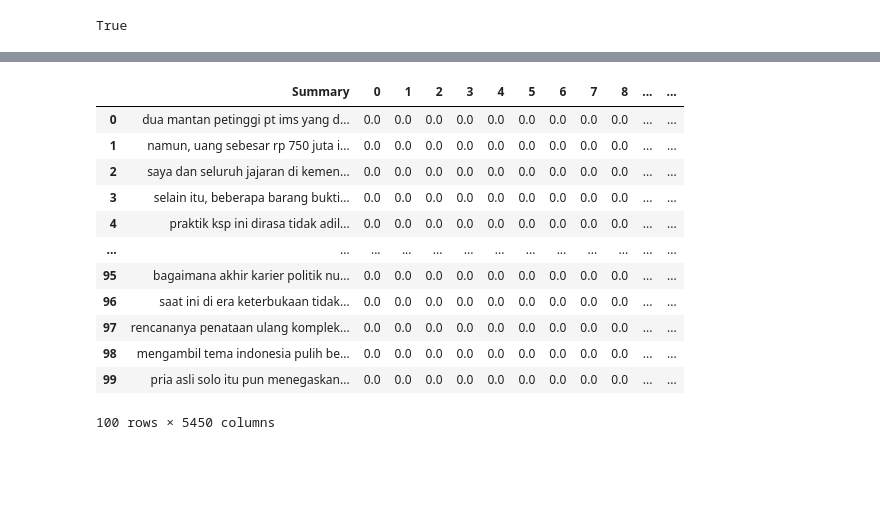
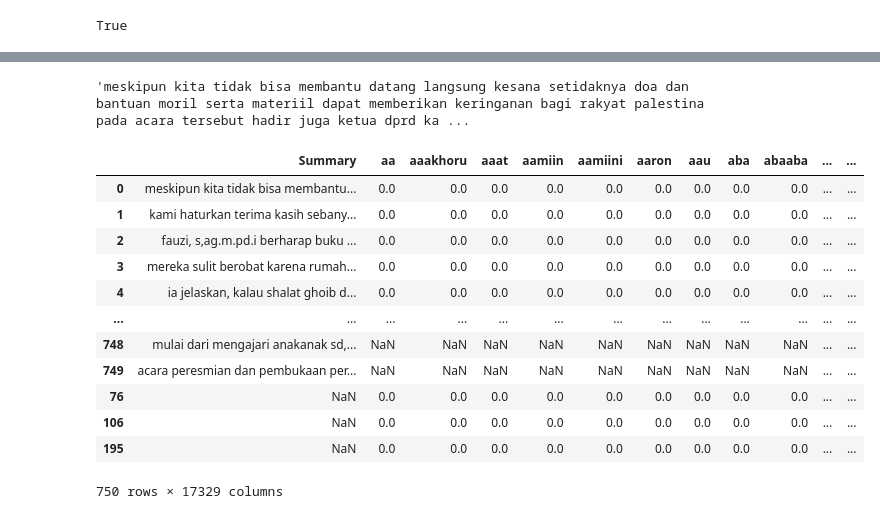
Before and after one commit to aulyamiftahkhulhikmah/projectPPW, a Jupyter notebook: _sources/notebooks5.ipynb, the cells around one changed output, grey strips where cells are left out. Saved outputs shown, nothing was run; the diff lists cells and outputs as text; code cells hidden in the pictures; blank space fills up the shorter version.

```diff
--- a/_sources/notebooks5.ipynb
+++ b/_sources/notebooks5.ipynb
@@ -549,4 +647,4 @@ datasummary
 # %%
-datasummary['summary_tokens'] = datasummary['summary_stopwords'].apply(word_tokenize)
-datasummary
+dtsummary['summary_tokens'] = dtsummary['summary_stopwords'].apply(word_tokenize)
+dtsummary
 # %% [output]
@@ -565,0 +669,4 @@ datasummary
+# %%
+# menggabungkan kata
+dtsummary['summary_final'] = dtsummary['summary_tokens'].apply(lambda x: ' '.join(x))
+dtsummary
@@ -566,4 +692,6 @@ datasummary
 # %%
-# merubah posisi kolom
-datasummary = datasummary[['Summary', 'summary_clean', 'summary_stopwords',
+#merubah posisi kolom
+
+dtsummary = dtsummary[['Summary', 'summary_punct', 'summary_stopwords',
             'summary_tokens','Category']]
+dtsummary
@@ -574,4 +715,5 @@ datasummary = datasummary[['Summary', 'summary_clean', 'summary_stopwords',
 # %%
 # menggabungkan kata
-datasummary['summary_final'] = datasummary['summary_tokens'].apply(lambda x: ' '.join(x))
+dtsummary['summary_final'] = dtsummary['summary_tokens'].apply(lambda x: ' '.join(x))
+dtsummary
 # %% [output]
@@ -587,27 +755,31 @@ See the caveats in the documentation: https://pandas.pydata.org/pandas-docs/stab
+# %%
+dtsummary['summary_final'][0]
+# %% [output]
+'meskipun kita tidak bisa membantu datang langsung kesana setidaknya doa dan bantuan moril serta materiil dapat memberikan keringanan bagi rakyat palestina pada acara tersebut hadir juga ketua dprd ka ...
 # %%
 from sklearn.feature_extraction.text import TfidfVectorizer
 # Inisialisasi TfidfVectorizer
-tfidf_vectorizer = TfidfVectorizer()
+summ_tfidf_vectorizer = TfidfVectorizer()
 
 # Melakukan transformasi TF-IDF pada kolom 'final_abstrak'
-tfidf_matrix = tfidf_vectorizer.fit_transform(datasummary['summary_final'])
+summ_tfidf_matrix = summ_tfidf_vectorizer.fit_transform(dtsummary['summary_final'])
 
 # Membuat DataFrame dari hasil TF-IDF
-tfidf_df = pd.DataFrame(tfidf_matrix.toarray())
-tfidf_df = pd.concat([datasummary['Summary'],tfidf_df,datasummary['Category']],axis=1)
+summ_tfidf_df = pd.DataFrame(summ_tfidf_matrix.toarray(),columns=summ_tfidf_vectorizer.get_feature_names_out())
+summ_tfidf_df = pd.concat([dtsummary['Summary'],summ_tfidf_df,dtsummary['Category']],axis=1)
 # Cetak DataFrame TF-IDF
-tfidf_df
+summ_tfidf_df
 # %% [output]
-|  | Summary | 0 | 1 | 2 | 3 | 4 | 5 | 6 | 7 | 8 | ... | ... |
-| 0 | dua mantan petinggi pt ims yang d... | 0.0 | 0.0 | 0.0 | 0.0 | 0.0 | 0.0 | 0.0 | 0.0 | 0.0 | ... | ... |
-| 1 | namun, uang sebesar rp 750 juta i... | 0.0 | 0.0 | 0.0 | 0.0 | 0.0 | 0.0 | 0.0 | 0.0 | 0.0 | ... | ... |
-| 2 | saya dan seluruh jajaran di kemen... | 0.0 | 0.0 | 0.0 | 0.0 | 0.0 | 0.0 | 0.0 | 0.0 | 0.0 | ... | ... |
-| 3 | selain itu, beberapa barang bukti... | 0.0 | 0.0 | 0.0 | 0.0 | 0.0 | 0.0 | 0.0 | 0.0 | 0.0 | ... | ... |
-| 4 | praktik ksp ini dirasa tidak adil... | 0.0 | 0.0 | 0.0 | 0.0 | 0.0 | 0.0 | 0.0 | 0.0 | 0.0 | ... | ... |
+|  | Summary | aa | aaakhoru | aaat | aamiin | aamiini | aaron | aau | aba | abaaba | ... | ... |
+| 0 | meskipun kita tidak bisa membantu... | 0.0 | 0.0 | 0.0 | 0.0 | 0.0 | 0.0 | 0.0 | 0.0 | 0.0 | ... | ... |
+| 1 | kami haturkan terima kasih sebany... | 0.0 | 0.0 | 0.0 | 0.0 | 0.0 | 0.0 | 0.0 | 0.0 | 0.0 | ... | ... |
+| 2 | fauzi, s,ag.m.pd.i berharap buku ... | 0.0 | 0.0 | 0.0 | 0.0 | 0.0 | 0.0 | 0.0 | 0.0 | 0.0 | ... | ... |
+| 3 | mereka sulit berobat karena rumah... | 0.0 | 0.0 | 0.0 | 0.0 | 0.0 | 0.0 | 0.0 | 0.0 | 0.0 | ... | ... |
+| 4 | ia jelaskan, kalau shalat ghoib d... | 0.0 | 0.0 | 0.0 | 0.0 | 0.0 | 0.0 | 0.0 | 0.0 | 0.0 | ... | ... |
 | ... | ... | ... | ... | ... | ... | ... | ... | ... | ... | ... | ... | ... |
-| 95 | bagaimana akhir karier politik nu... | 0.0 | 0.0 | 0.0 | 0.0 | 0.0 | 0.0 | 0.0 | 0.0 | 0.0 | ... | ... |
-| 96 | saat ini di era keterbukaan tidak... | 0.0 | 0.0 | 0.0 | 0.0 | 0.0 | 0.0 | 0.0 | 0.0 | 0.0 | ... | ... |
-| 97 | rencananya penataan ulang komplek... | 0.0 | 0.0 | 0.0 | 0.0 | 0.0 | 0.0 | 0.0 | 0.0 | 0.0 | ... | ... |
-| 98 | mengambil tema indonesia pulih be... | 0.0 | 0.0 | 0.0 | 0.0 | 0.0 | 0.0 | 0.0 | 0.0 | 0.0 | ... | ... |
-| 99 | pria asli solo itu pun menegaskan... | 0.0 | 0.0 | 0.0 | 0.0 | 0.0 | 0.0 | 0.0 | 0.0 | 0.0 | ... | ... |
+| 748 | mulai dari mengajari anakanak sd,... | NaN | NaN | NaN | NaN | NaN | NaN | NaN | NaN | NaN | ... | ... |
+| 749 | acara peresmian dan pembukaan per... | NaN | NaN | NaN | NaN | NaN | NaN | NaN | NaN | NaN | ... | ... |
+| 76 | NaN | 0.0 | 0.0 | 0.0 | 0.0 | 0.0 | 0.0 | 0.0 | 0.0 | 0.0 | ... | ... |
+| 106 | NaN | 0.0 | 0.0 | 0.0 | 0.0 | 0.0 | 0.0 | 0.0 | 0.0 | 0.0 | ... | ... |
+| 195 | NaN | 0.0 | 0.0 | 0.0 | 0.0 | 0.0 | 0.0 | 0.0 | 0.0 | 0.0 | ... | ... |
-100 rows × 5450 columns
+750 rows × 17329 columns
```
Also changed, not shown: parts of 91 cells of this notebook, 35 other files.
